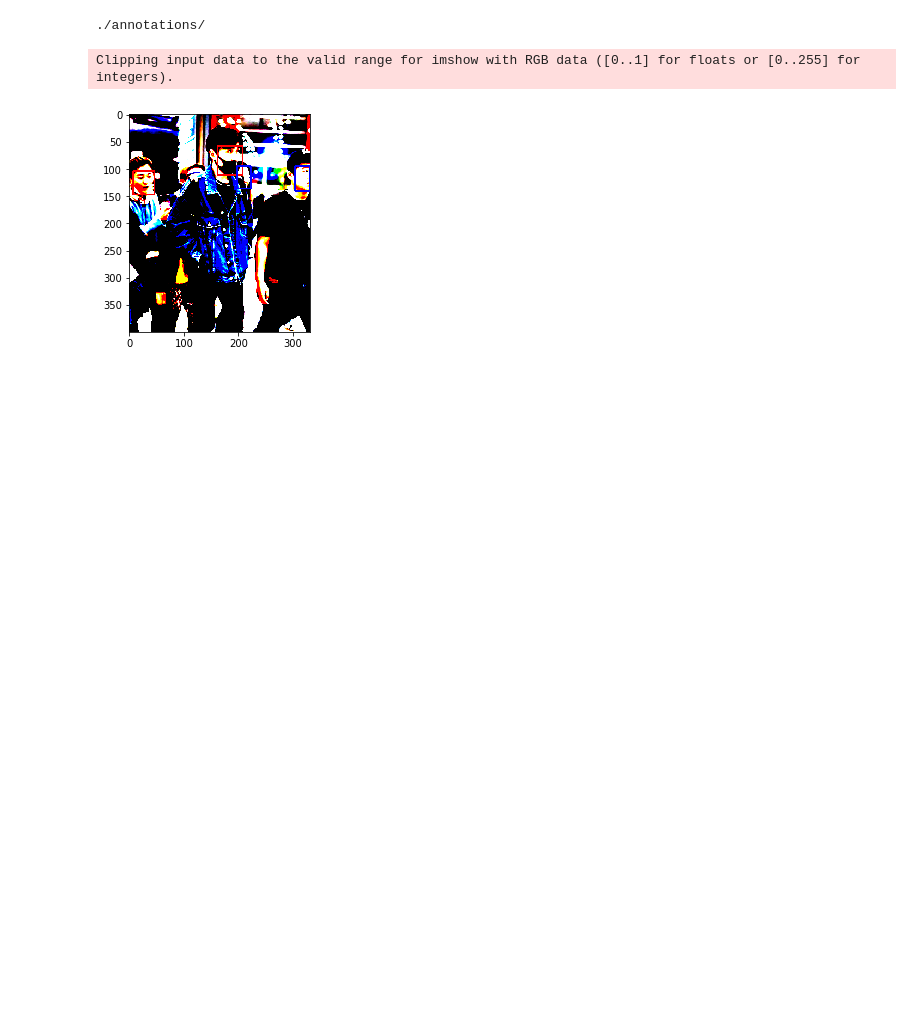
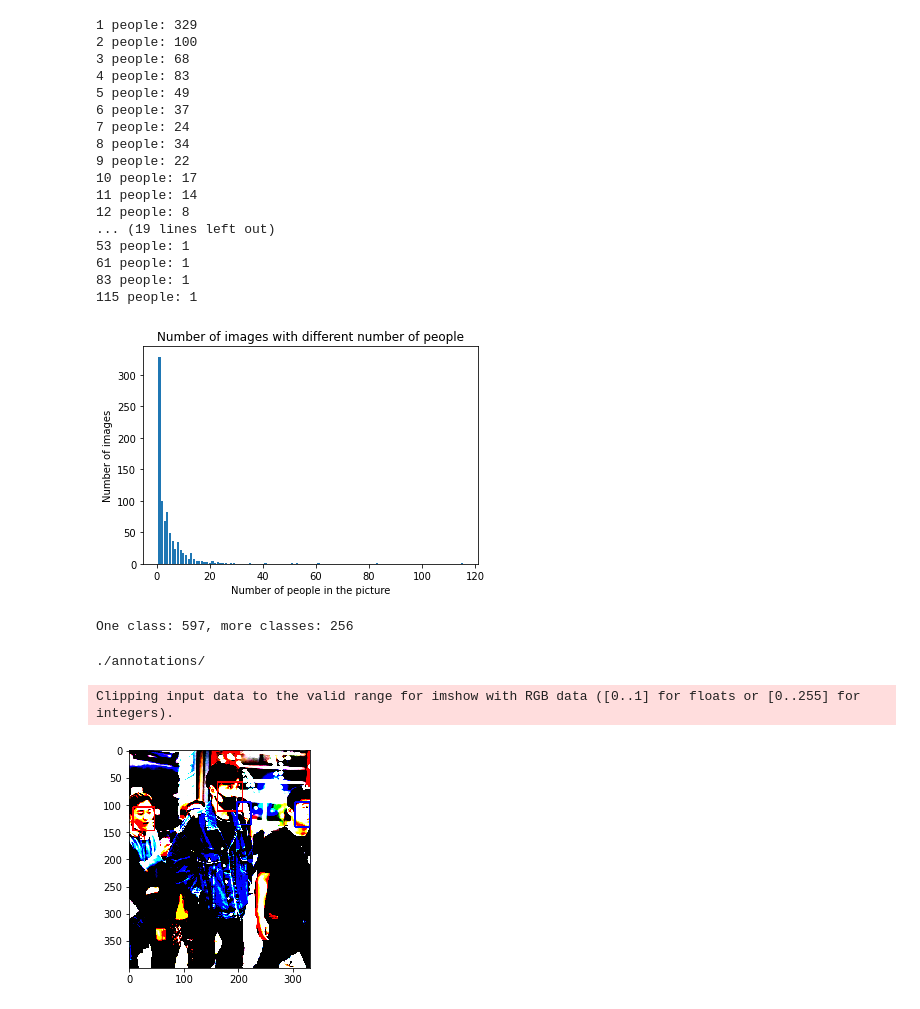
Before and after one commit to Dominisg/face-mask-recognition, a Jupyter notebook: Face mask dataset.ipynb, the cells around one changed output. Cells and saved outputs as stored; diff of their text form; code cells hidden in the pictures; blank space fills up the shorter version.

```diff
--- a/Face mask dataset.ipynb
+++ b/Face mask dataset.ipynb
@@ -6,3 +46,73 @@ import numpy as np
+# %%
+def count_people_on_images(path):
+    people_in_the_image = {k:0 for k in range(1,116)}
+    #find number of people on images
+    for file in os.listdir(f'{path}/annotations'):
+        with open(f'{path}/annotations/{file}') as f:
+            data = f.read()
+            soup = BeautifulSoup(data, 'xml')
+            data = soup.find_all('object')
+
+            people_in_the_image[len(data)] += 1
+
+    t = 0
+    for k,v in people_in_the_image.items():
+        if v:
+            t+=v
+            print(f"{k} people: {v}")
+
+    fig, ax = plt.subplots()
+    ax.bar(*zip(*people_in_the_image.items()))
+    ax.set_title("Number of images with different number of people")
+    ax.set_ylabel("Number of images")
+    ax.set_xlabel("Number of people in the picture")
+
+    plt.show()
+
+count_people_on_images('..')
+# %% [output]
+1 people: 329
+2 people: 100
+3 people: 68
+4 people: 83
+5 people: 49
+6 people: 37
+7 people: 24
+8 people: 34
+9 people: 22
+10 people: 17
+11 people: 14
+12 people: 8
+... (19 lines left out)
+53 people: 1
+61 people: 1
+83 people: 1
+115 people: 1
+[figure, added]
+# %%
+def count_single_and_multiple_labels(path):
+    labels = labels=['with_mask', 'without_mask', 'mask_weared_incorrect']
+
+    o_c = 0
+    m_c = 0
+    #find out number of single and multiple class images
+    for file in os.listdir(f'{path}/annotations'):
+        with open(f'{path}/annotations/{file}') as f:
+            data = f.read()
+            soup = BeautifulSoup(data, 'xml')
+            data = soup.find_all('object')
+
+            lbls = [o.find('name').text for o in data]
+            if lbls.count(lbls[0]) == len(lbls):
+                o_c += 1
+            else:
+                m_c += 1
+
+    print(f"One class: {o_c}, more classes: {m_c}")
+
+count_single_and_multiple_labels('..')
+# %% [output]
+One class: 597, more classes: 256
 # %%
 import cv2
 from PIL import Image
```
Also changed, not shown: parts of 1 cell of this notebook.
